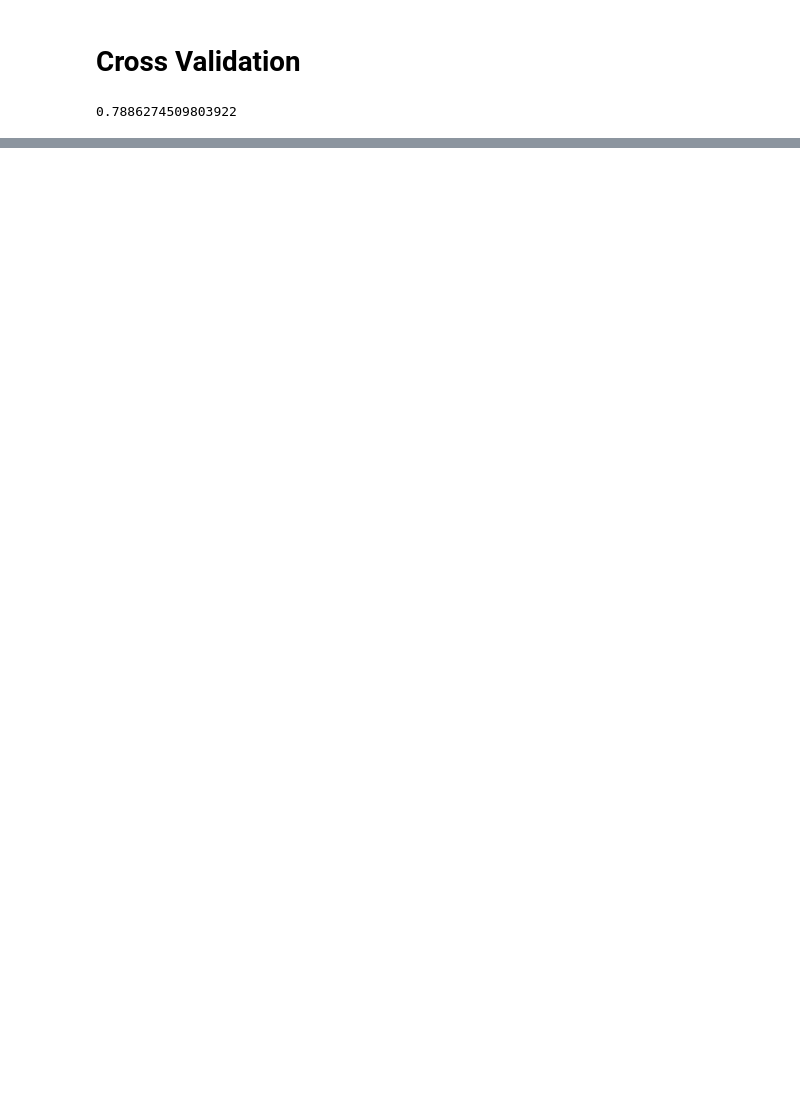
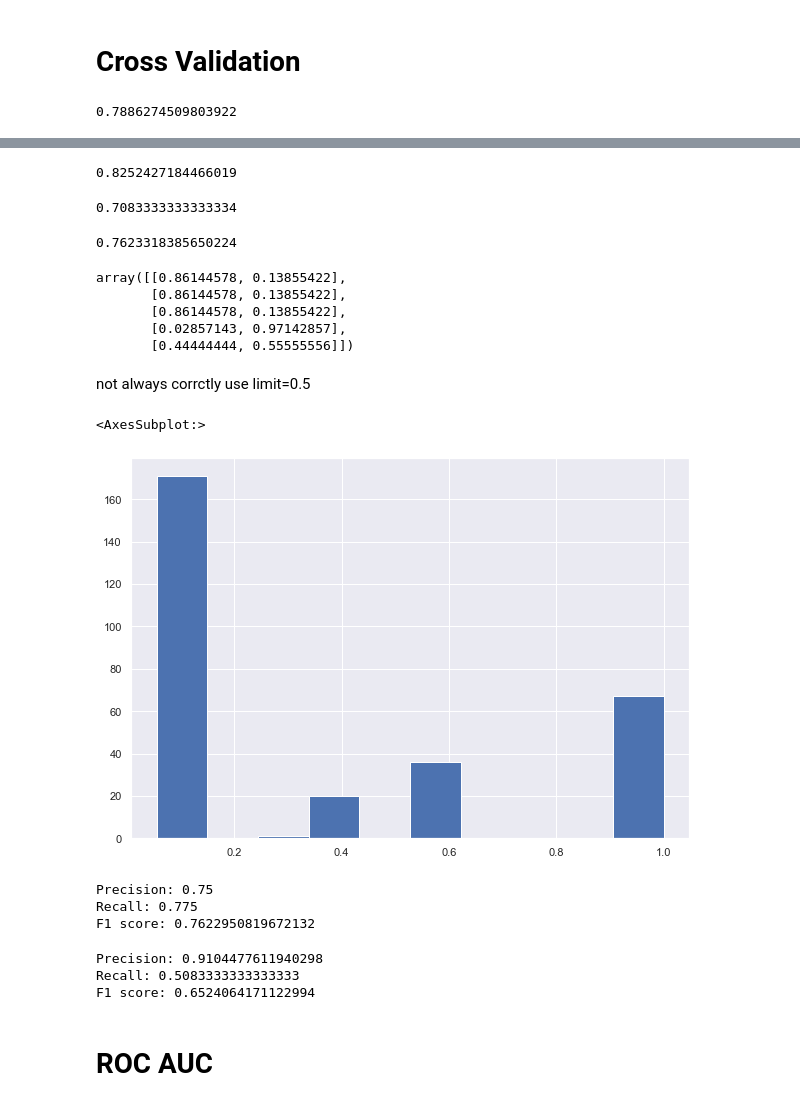
Before and after one commit to Felecort/DS-Rush, a Jupyter notebook: src/decision_trees/2_titanic_decision_tree.ipynb, the cells around one changed output, grey strips where cells are left out. Cells and saved outputs as stored; diff of their text form; code cells hidden in the pictures; blank space fills up the shorter version.

```diff
--- a/src/decision_trees/2_titanic_decision_tree.ipynb
+++ b/src/decision_trees/2_titanic_decision_tree.ipynb
@@ -397,0 +273,5 @@ clf.predict(test_data).sum()
+# %%
+grid_search_cv_slf = GridSearchCV(clf, parametrs, cv=10)
+# %%
+# Use cross val score
+grid_search_cv_slf.fit(X_train, y_train)
@@ -397,0 +286,3 @@ clf.predict(test_data).sum()
+# %%
+best_clf = grid_search_cv_slf.best_estimator_
+best_clf
@@ -397,0 +297,48 @@ clf.predict(test_data).sum()
+# %%
+precision_score(y_test, y_pred)
+# %% [output]
+0.8252427184466019
+# %%
+recall_score(y_test, y_pred)
+# %% [output]
+0.7083333333333334
+# %%
+f1_score(y_test, y_pred)
+# %% [output]
+0.7623318385650224
+# %%
+y_predicted_probability = best_clf.predict_proba(X_test)
+y_predicted_probability[:5]
+# %% [output]
+array([[0.86144578, 0.13855422],
+       [0.86144578, 0.13855422],
+       [0.86144578, 0.13855422],
+       [0.02857143, 0.97142857],
+       [0.44444444, 0.55555556]])
+# %% [markdown]
+not always corrctly use limit=0.5
+# %%
+pd.Series(y_predicted_probability[:, 1]).hist()
+# %% [output]
+<AxesSubplot:>
+[figure, added]
+# %%
+y_pred = np.where(y_predicted_probability[:, 1] > 0.2, 1, 0)
+print("Precision:", precision_score(y_test, y_pred))
+print("Recall:", recall_score(y_test, y_pred))
+print("F1 score:", f1_score(y_test, y_pred))
+# %% [output]
+Precision: 0.75
+Recall: 0.775
+F1 score: 0.7622950819672132
+# %%
+y_pred = np.where(y_predicted_probability[:, 1] > 0.8, 1, 0)
+print("Precision:", precision_score(y_test, y_pred))
+print("Recall:", recall_score(y_test, y_pred))
+print("F1 score:", f1_score(y_test, y_pred))
+# %% [output]
+Precision: 0.9104477611940298
+Recall: 0.5083333333333333
+F1 score: 0.6524064171122994
+# %% [markdown]
+# ROC AUC
```
Also changed, not shown: parts of 40 cells of this notebook.
